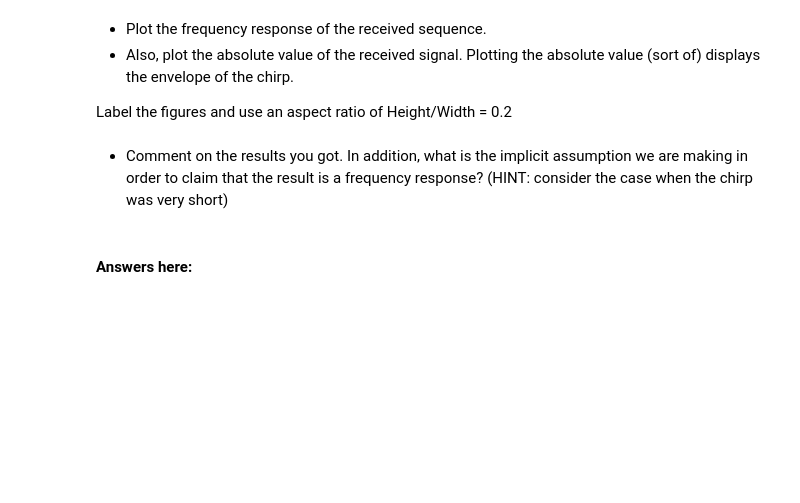
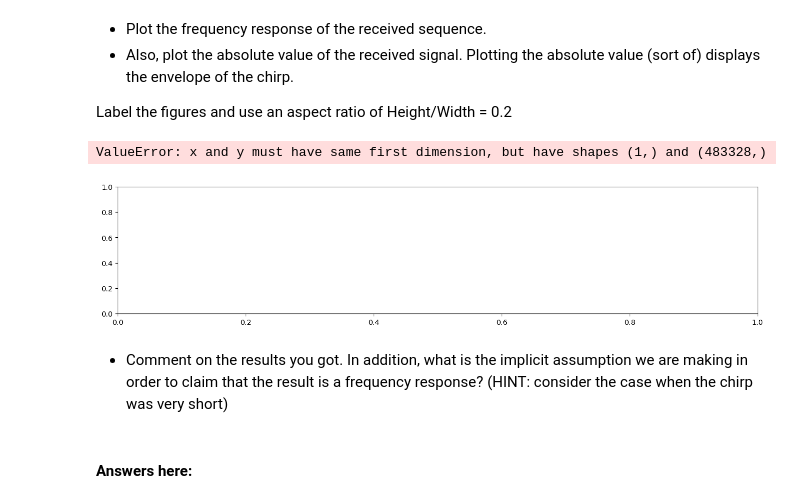
Before and after one commit to Jack0468/2026_sc1_elec3305_Sonar_project, a Jupyter notebook: dsp_Sonar_project/01_Sonar_Lab_Walkthrough.ipynb, the cells around one changed output. Cells and saved outputs as stored; diff of their text form; code cells hidden in the pictures; blank space fills up the shorter version.

```diff
--- a/dsp_Sonar_project/01_Sonar_Lab_Walkthrough.ipynb
+++ b/dsp_Sonar_project/01_Sonar_Lab_Walkthrough.ipynb
@@ -54,16 +55,13 @@ fs = 48000
 f0 = 20
 f1 = 20000
 T = 10
-# your code here
 
 # generate time index and phase
 import numpy as np
 t = np.arange(0, T, 1/fs)
-k = (f1 - f0) / T
-phi_of_t = 2 * np.pi * (f0 * t + 0.5 * k * t**2)
 
 # generate chirp signal
-s_chirp = 0.5 * np.sin(phi_of_t)
+s_chirp = np.sin(2 * np.pi * (f0 * t + ((f1 - f0) / (2 * T)) * (t**2)))
 # %% [markdown]
 * Plot the first $\frac{1}{2}$ second of the chirp (`s_chirp`), you will notice that the carrier frequency increases and that the chirp has a constant envelope. To get a nice figure, make sure the aspect ratio of the figure is height/width = 0.2 . Label the axis and figure appropriately.
 # %%
@@ -222,33 +220,31 @@ rcv_chirp = xciever( s_chirp, fs) # Qin = queue.Queue() Qout = queue.Queue() / N
 
 Label the figures and use an aspect ratio of Height/Width = 0.2
 # %%
-## Plot chirp response
-
 # generate frequency response of recorded chirp
-
+F_rcv = np.fft.fft(rcv_chirp)
 
 # generate frequency index
+F_rcv = np.fft.fft(rcv_chirp)
+f = np.linspace(0, fs, len(F_rcv))
+t_rcv = np.arange(0, len(rcv_chirp)/fs, 1/fs)
 
+# Plotting
+width, height = plt.figaspect(0.2)
+fig1 = plt.figure(figsize=(width, height))
+plt.plot(f[:len(f)//2], np.abs(F_rcv[:len(F_rcv)//2]))
+plt.title('Frequency Response of the Transceived Chirp')
+plt.xlabel('Frequency [Hz]')
+plt.grid(True)
 
-# generate a time index
-
-
-
-
-
-
-
-# free code for your plot:
-width, height = figaspect(0.2)
-fig1 = figure(figsize=(width,height))
-plt.plot(f, abs( RCV_chirp ) )
-plt.title('Frequency response of the trancieved chirp (Hz)')
-plt.xlabel('f[Hz]')
-
-fig1 = figure(figsize=(width,height))
-plt.plot(t, abs(rcv_chirp))
-plt.title('Absolute value of trancieved chirp');
-plt.xlabel('time[s]')
+fig2 = plt.figure(figsize=(width, height))
+plt.plot(t_rcv, np.abs(rcv_chirp))
+plt.title('Time Domain (Absolute Value) of Transceived Chirp')
+plt.xlabel('Time [s]')
+plt.grid(True)
+plt.show()
+# %% [output]
+ValueError: x and y must have same first dimension, but have shapes (1,) and (483328,)
+[figure, added]
 # %% [markdown]
 * Comment on the results you got. In addition, what is the implicit assumption we are making in order to claim that the result is a frequency response?
 (HINT: consider the case when the chirp was very short)
```
Also changed, not shown: parts of 22 cells of this notebook, 1 other file.
